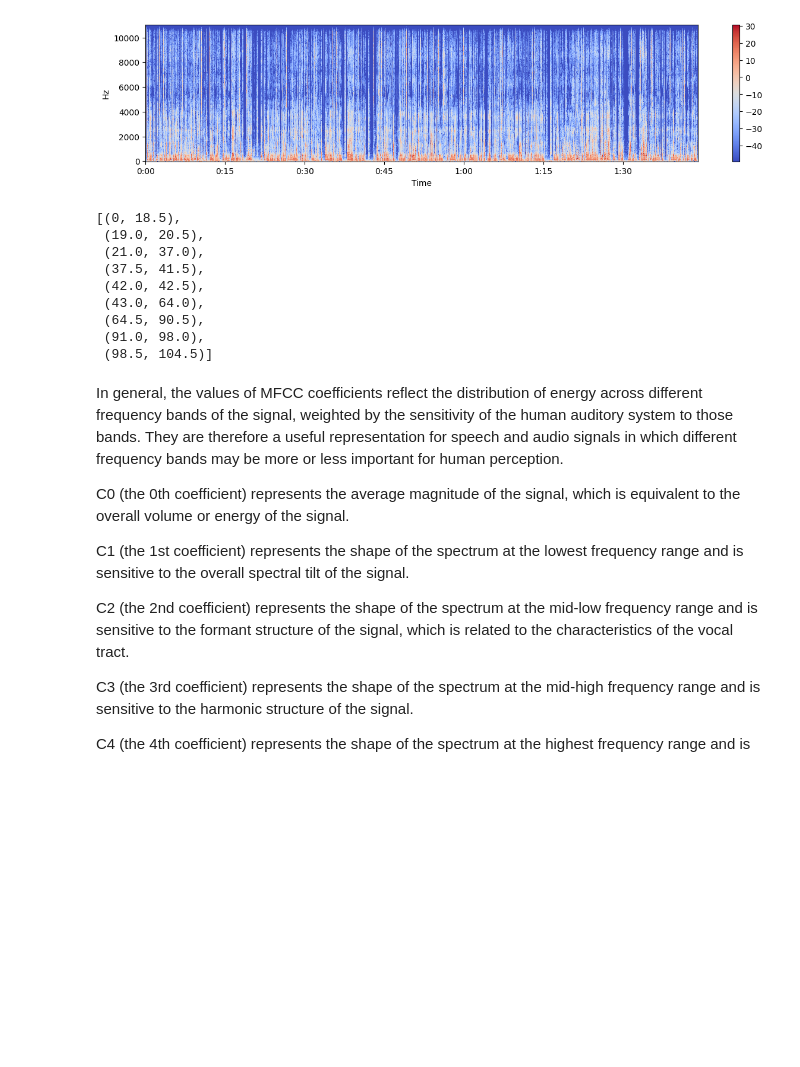
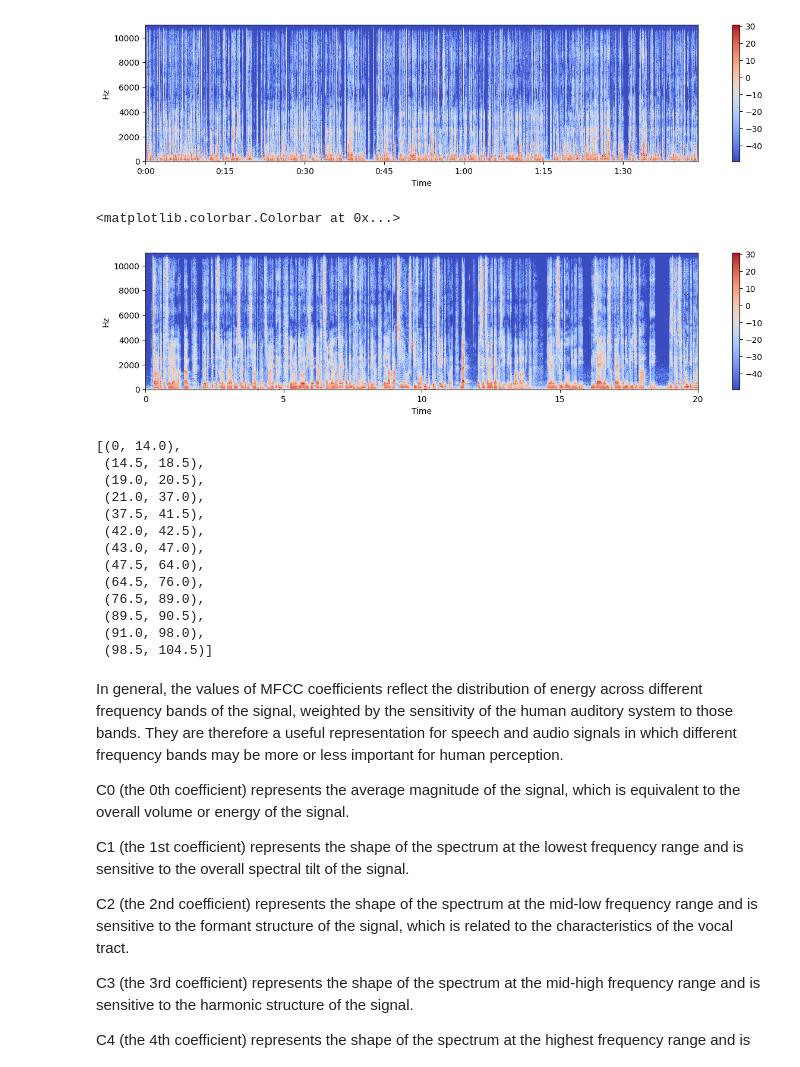
Before and after one commit to RobertoStaino/SER, a Jupyter notebook: main.ipynb, the cells around one changed output. Cells and saved outputs as stored; diff of their text form; code cells hidden in the pictures; blank space fills up the shorter version.

```diff
--- a/main.ipynb
+++ b/main.ipynb
@@ -115,7 +150,7 @@ for segment in unify_intervals(speech_sections):
     audio_sections = np.append(audio_sections, x[start_time:end_time])
 # %%
 y, sry = librosa.load('Data/Io e Annie/Robi.wav')
-#y = librosa.util.normalize(y)
+y = librosa.util.normalize(y)
 # Spectrogram of frequency
 Y = librosa.stft(y, n_fft = 512)
 Ydb = librosa.amplitude_to_db(abs(Y))
@@ -125,17 +160,28 @@ plt.colorbar()
 # %% [output]
 <matplotlib.colorbar.Colorbar at 0x...>
 [figure]
+# %%
+plt.figure(figsize=(15, 3))
+librosa.display.specshow(Ydb[:,0:uAudio_to_uSpect(second_to_unit(20))], sr=sry, x_axis='time', y_axis='hz', n_fft=512, hop_length = 512/4)
+plt.colorbar()
+# %% [output]
+<matplotlib.colorbar.Colorbar at 0x...>
+[figure, added]
 # %%
-Y_speechSections = audio_section(Ydb, window = 0.5, threshold = -42)
+Y_speechSections = audio_section(Ydb, window = 0.5, threshold = -40)
 Y_speechSections
 # %% [output]
-[(0, 18.5),
+[(0, 14.0),
+ (14.5, 18.5),
  (19.0, 20.5),
  (21.0, 37.0),
  (37.5, 41.5),
  (42.0, 42.5),
- (43.0, 64.0),
- (64.5, 90.5),
+ (43.0, 47.0),
+ (47.5, 64.0),
+ (64.5, 76.0),
+ (76.5, 89.0),
+ (89.5, 90.5),
  (91.0, 98.0),
  (98.5, 104.5)]
 # %% [markdown]
```
Also changed, not shown: parts of 16 cells of this notebook.
